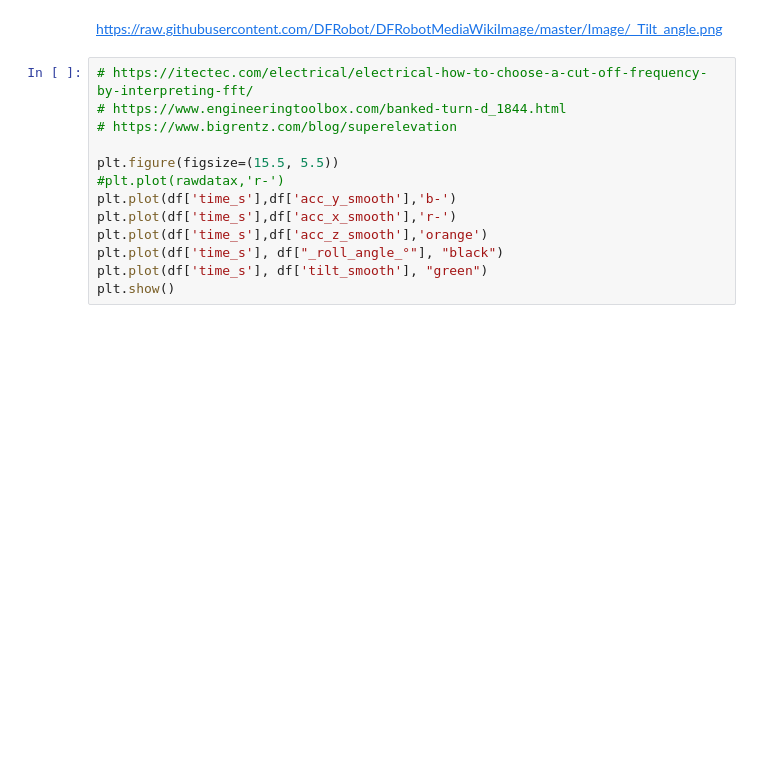
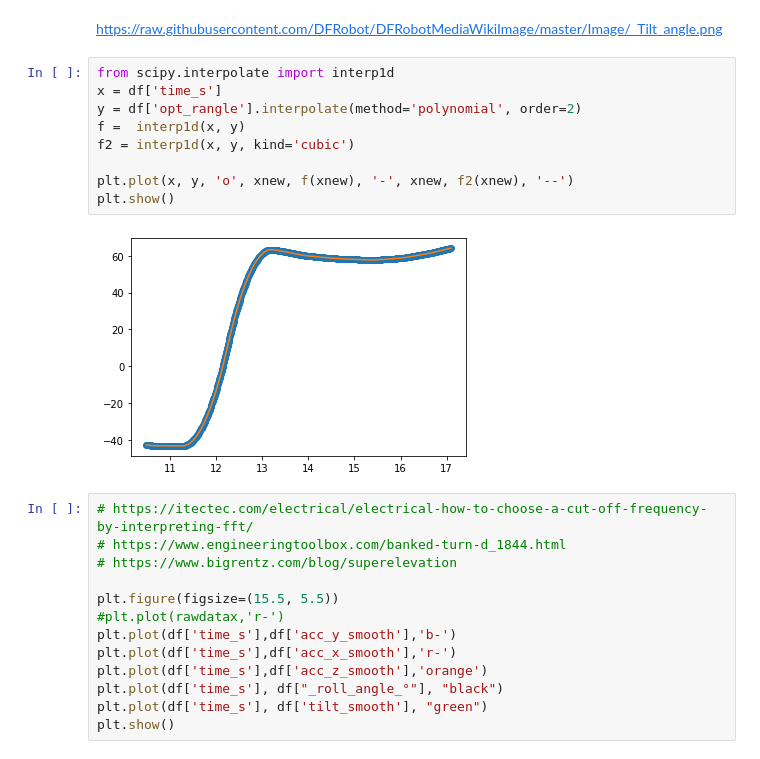
Before and after one commit to Said-Ch/WinterbergBDA, a Jupyter notebook: superbob_daten.ipynb, the cells around one changed output. Cells and saved outputs as stored; diff of their text form; blank space fills up the shorter version.

```diff
--- a/superbob_daten.ipynb
+++ b/superbob_daten.ipynb
@@ -131,5 +138,16 @@ plt.show()
 # %% [markdown]
 https://raw.githubusercontent.com/DFRobot/DFRobotMediaWikiImage/master/Image/_Tilt_angle.png
+# %%
+from scipy.interpolate import interp1d
+x = df['time_s']
+y = df['opt_rangle'].interpolate(method='polynomial', order=2)
+f =  interp1d(x, y)
+f2 = interp1d(x, y, kind='cubic')
+
+plt.plot(x, y, 'o', xnew, f(xnew), '-', xnew, f2(xnew), '--')
+plt.show()
+# %% [output]
+[figure, added]
 # %%
 # https://itectec.com/electrical/electrical-how-to-choose-a-cut-off-frequency-by-interpreting-fft/
 # https://www.engineeringtoolbox.com/banked-turn-d_1844.html
```
Also changed, not shown: parts of 6 cells of this notebook.
